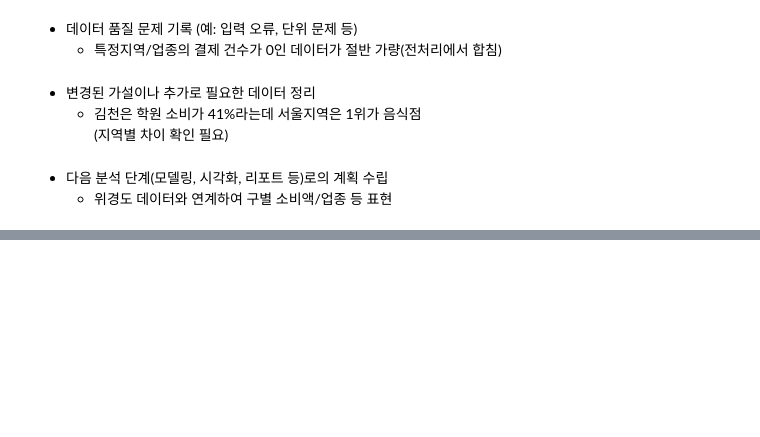
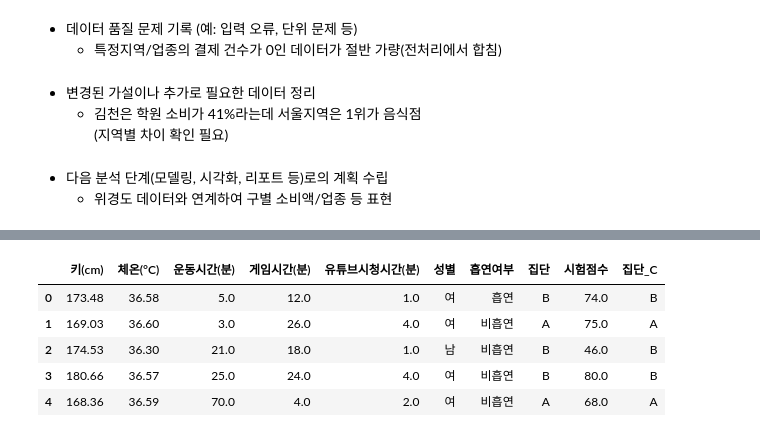
Before and after one commit to walker0625/eda-seoulpay, a Jupyter notebook: eda_seoulpay_payment.ipynb, the cells around one changed output, grey strips where cells are left out. Cells and saved outputs as stored; diff of their text form; code cells hidden in the pictures; blank space fills up the shorter version.

```diff
--- a/eda_seoulpay_payment.ipynb
+++ b/eda_seoulpay_payment.ipynb
@@ -291,0 +295,10 @@ plt.show()
+# %%
+data = pd.read_csv('data/cda_sample_data.csv')
+data.head()
+# %% [output]
+|  | 키(cm) | 체온(°C) | 운동시간(분) | 게임시간(분) | 유튜브시청시간(분) | 성별 | 흡연여부 | 집단 | 시험점수 | 집단_C |
+| 0 | 173.48 | 36.58 | 5.0 | 12.0 | 1.0 | 여 | 흡연 | B | 74.0 | B |
+| 1 | 169.03 | 36.60 | 3.0 | 26.0 | 4.0 | 여 | 비흡연 | A | 75.0 | A |
+| 2 | 174.53 | 36.30 | 21.0 | 18.0 | 1.0 | 남 | 비흡연 | B | 46.0 | B |
+| 3 | 180.66 | 36.57 | 25.0 | 24.0 | 4.0 | 여 | 비흡연 | B | 80.0 | B |
+| 4 | 168.36 | 36.59 | 70.0 | 4.0 | 2.0 | 여 | 비흡연 | A | 68.0 | A |
```
Also changed, not shown: parts of 12 cells of this notebook, 3 other files.
